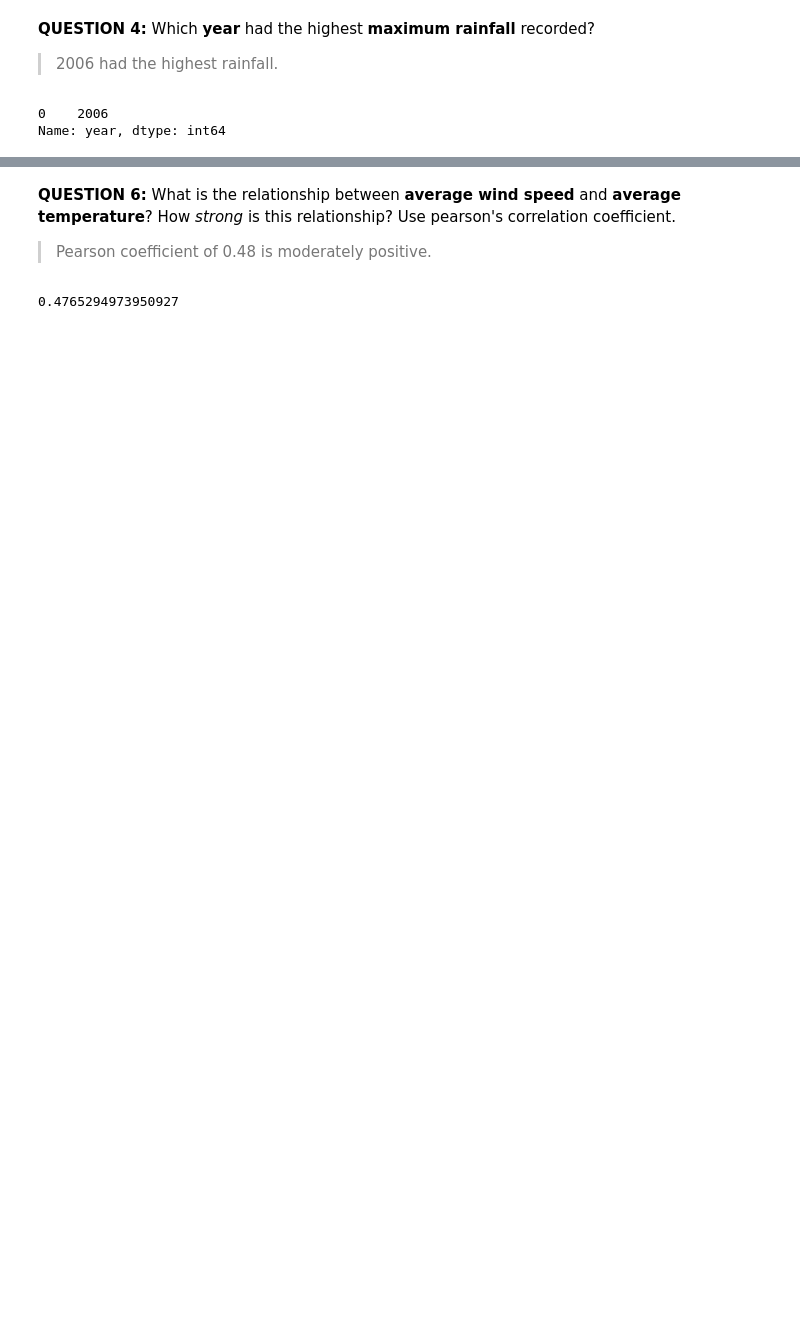
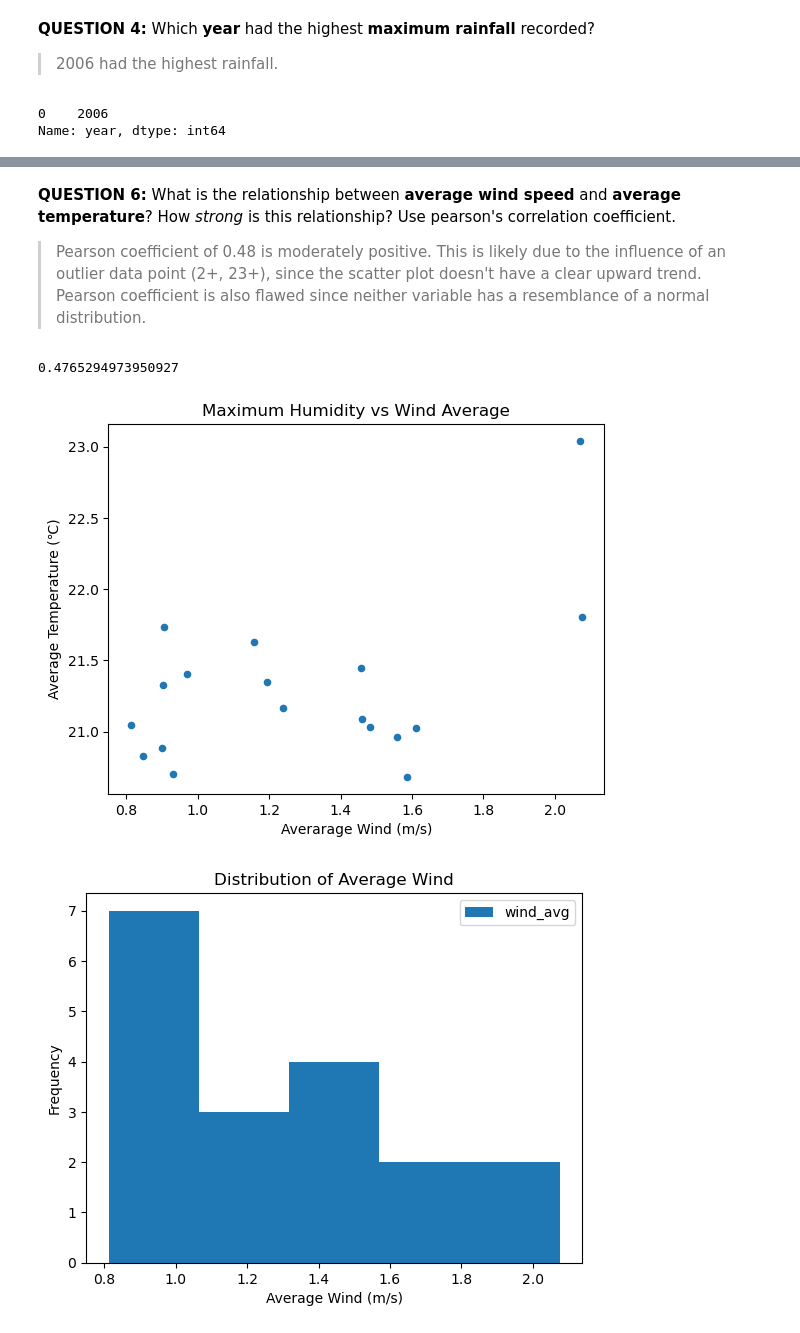
Before and after one commit to barronbytes/Learning-to-Code, a Jupyter notebook: Data-Science/EDA/Weather Analysis/notebooks/explore_weather.ipynb, the cells around one changed output, grey strips where cells are left out. Saved outputs shown, nothing was run; the diff lists cells and outputs as text; code cells hidden in the pictures; blank space fills up the shorter version.

```diff
--- a/Data-Science/EDA/Weather Analysis/notebooks/explore_weather.ipynb
+++ b/Data-Science/EDA/Weather Analysis/notebooks/explore_weather.ipynb
@@ -112,9 +137,29 @@ print(rain_humidity)
 # %% [markdown]
 **QUESTION 6:** What is the relationship between **average wind speed** and **average temperature**? How *strong* is this relationship? Use pearson's correlation coefficient.
 
-> Pearson coefficient of 0.48 is moderately positive.
+> Pearson coefficient of 0.48 is moderately positive. This is likely due to the influence of an outlier data point (2+, 23+), since the scatter plot doesn't have a clear upward trend. Pearson coefficient is also flawed since neither variable has a resemblance of a normal distribution.
 # %%
 wind_temp = weather["wind_avg"].corr(weather["temp_avg"])
 print(wind_temp)
+
+weather.plot(kind="scatter", x="wind_avg", y="temp_avg")
+plt.xlabel("Averarage Wind (m/s)")
+plt.ylabel("Average Temperature (℃)")
+plt.title("Maximum Humidity vs Wind Average")
+plt.show()
+
+weather.plot(kind="hist", y="wind_avg", bins=5)
+plt.xlabel("Average Wind (m/s)")
+plt.ylabel("Frequency")
+plt.title("Distribution of Average Wind")
+plt.show()
+
+weather.plot(kind="hist", y="temp_avg", bins=5)
+plt.xlabel("Average Temperature (℃)")
+plt.ylabel("Frequency")
+plt.title("Distribution of Average Temperature")
+plt.show()
 # %% [output]
 0.4765294973950927
+[figure, added]
+[figure, added]
```
Also changed, not shown: parts of 11 cells of this notebook.
